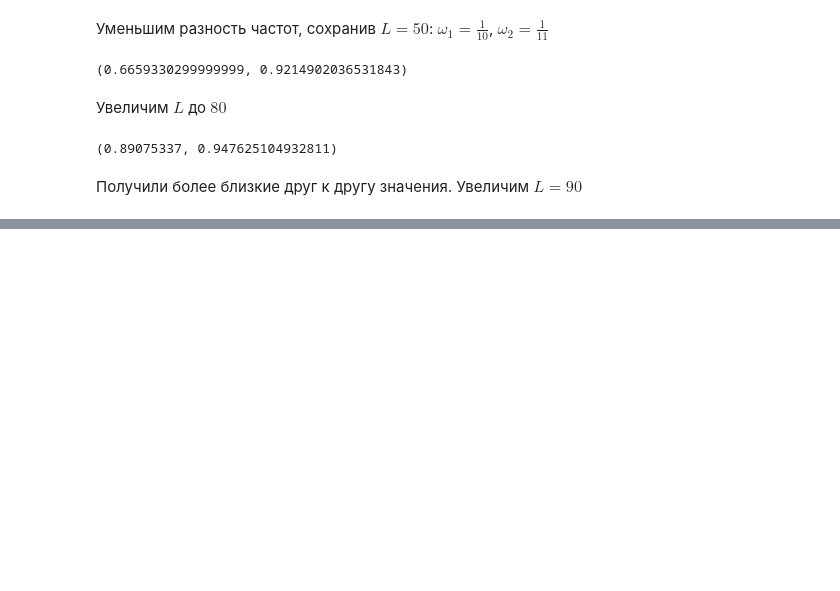
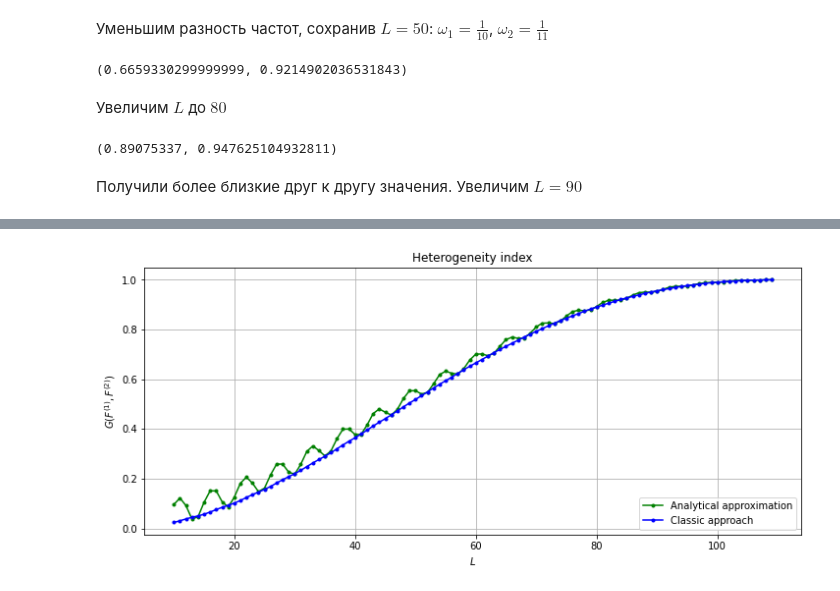
Before and after one commit to Loulaan/researchWork, a Jupyter notebook: Analytical.ipynb, the cells around one changed output, grey strips where cells are left out. Saved outputs shown, nothing was run; the diff lists cells and outputs as text; code cells hidden in the pictures; blank space fills up the shorter version.

```diff
--- a/Analytical.ipynb
+++ b/Analytical.ipynb
@@ -262,28 +314,32 @@ plt.legend(loc = "lower left")
 # %%
 def generate_gs_comparsion_Ls():
     w1 = 1/10
-    w2 = 1/19
+    w2 = 1/11
     B = 200
     T_ = 200
-    L = np.arange(1, 191, 1, dtype=int)
+    L = np.arange(10, 110, 1, dtype=int)
+    f = generate_series((w1, w2), N=N, Q=Q)
+    hm = Hmatr(f, B, T_, 20, neig=r, svdMethod=method)
 
     gs_a = []
     gs_c = []
 
-    f = generate_series((w1, w2), N=N, Q=Q)
-
     for i in range(len(L)):
-        hm = Hmatr(f, B, T_, L[i], neig=r, svdMethod=method)
-        gs_c.append(hm.compute_single_row(0)[-1])
+#         hm = Hmatr(f, B, T_, L[i], neig=r, svdMethod=method)
+        gs_c.append(hm.compute_single_row(0, L[i])[-1])
         gs_a.append(hm.compute_single_val_analytical(w1, w2, verbose=False))
-    return w1, w2, gs_a, gs_c
+    return L, gs_a, gs_c
+# %%
+L_, gs_a, gs_c = generate_gs_comparsion_Ls()
 # %%
-w1_, w2_, gs_a, gs_c = generate_gs_comparsion_Ls()
-plt.figure(figsize=(15, 8))
+plt.figure(figsize=(12, 5))
 plt.title("Heterogeneity index")
-plt.xlabel(r"$\omega_2$")
+plt.xlabel(r"$L$")
 plt.ylabel(r"$G(F^{(1)}, F^{(2)})$")
 plt.grid()
-plt.plot(w2_, gs_a, marker=".", color="g", label="Analytical approximation")
-plt.plot(w2_, gs_c, marker=".", color="b", label="Classic approach")
-plt.legend(loc = "lower left")
+plt.plot(L_, gs_a, marker=".", color="g", label="Analytical approximation")
+plt.plot(L_, gs_c, marker=".", color="b", label="Classic approach")
+plt.legend(loc = "lower right")
+plt.savefig("/report/tex/images/dynamics_L.png")
+# %% [output]
+[figure, added]
```
Also changed, not shown: parts of 33 cells of this notebook, 15 other files.
